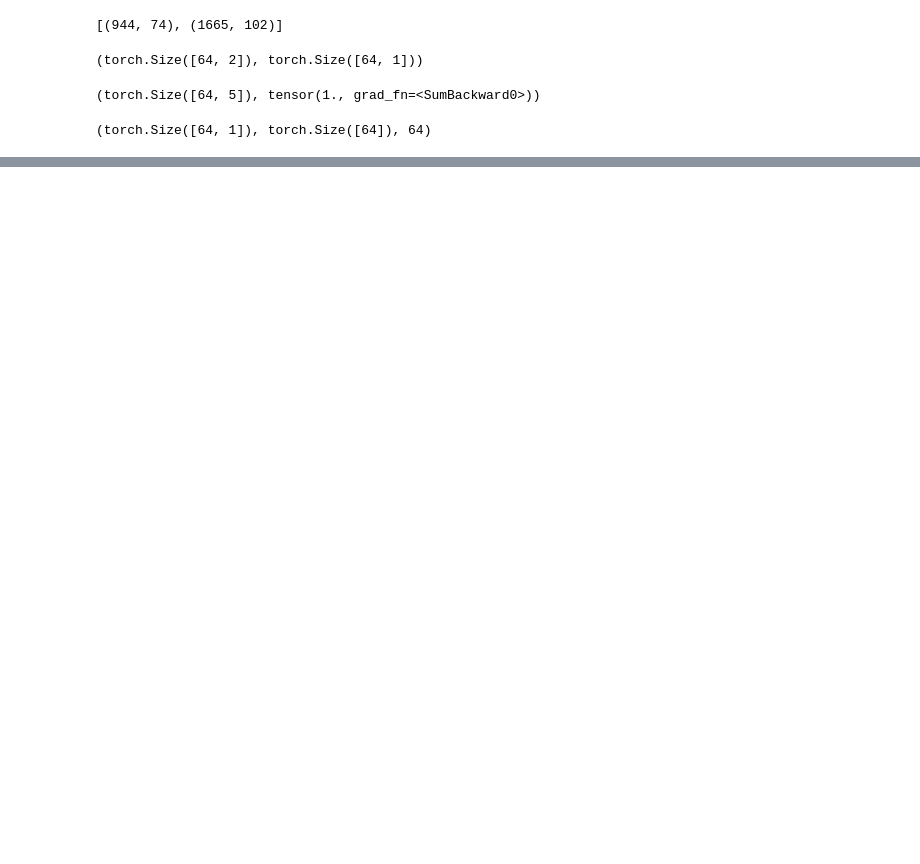
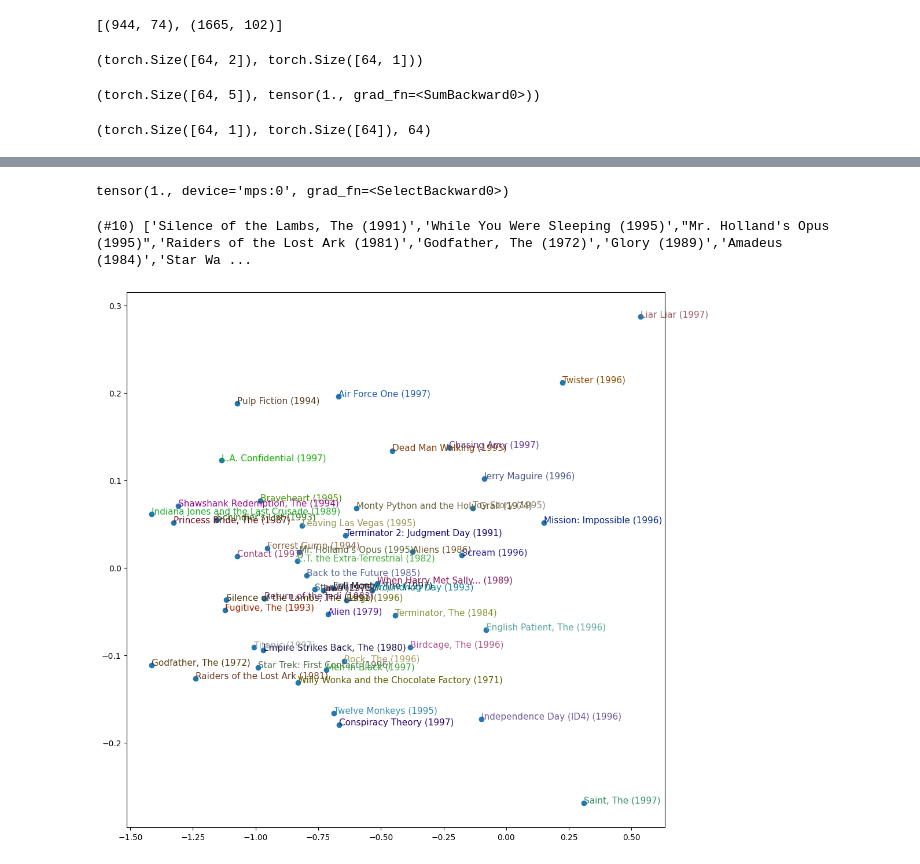
Before and after one commit to tripathysagar/fastbook-with-assign, a Jupyter notebook: Chapter-8/MovieLensCrossEntropy.ipynb, the cells around one changed output, grey strips where cells are left out. Saved outputs shown, nothing was run; the diff lists cells and outputs as text; code cells hidden in the pictures; blank space fills up the shorter version.

```diff
--- a/Chapter-8/MovieLensCrossEntropy.ipynb
+++ b/Chapter-8/MovieLensCrossEntropy.ipynb
@@ -132,0 +155,27 @@ learn_CE.fit_one_cycle(5, 5e-3, wd=0.01)
+# %%
+dist[idx]
+# %% [output]
+tensor(1., device='mps:0', grad_fn=<SelectBackward0>)
+# %%
+dls.classes['title'][dist.argsort(descending=True)[:10]]
+# %% [output]
+(#10) ['Silence of the Lambs, The (1991)','While You Were Sleeping (1995)',"Mr. Holland's Opus (1995)",'Raiders of the Lost Ark (1981)','Godfather, The (1972)','Glory (1989)','Amadeus (1984)','Star Wa ...
+# %%
+g = ratings.groupby('title')['rating'].count()
+top_movies = g.sort_values(ascending=False).index.values[:1000]
+top_idxs = tensor([learn_CE.dls.classes['title'].o2i[m] for m in top_movies])
+# %%
+movie_w = learn_CE.model.movie_factors.weight[top_idxs].cpu().detach()
+# %%
+movie_pca = movie_w.pca(3)
+fac0,fac1,fac2 = movie_pca.t()
+idxs = list(range(50))
+X = fac0[idxs]
+Y = fac1[idxs]
+plt.figure(figsize=(12,12))
+plt.scatter(X, Y)
+for i, x, y in zip(top_movies[idxs], X, Y):
+    plt.text(x,y,i, color=np.random.rand(3)*0.7, fontsize=11)
+plt.show()
+# %% [output]
+[figure, added]
```
Also changed, not shown: parts of 10 cells of this notebook.
